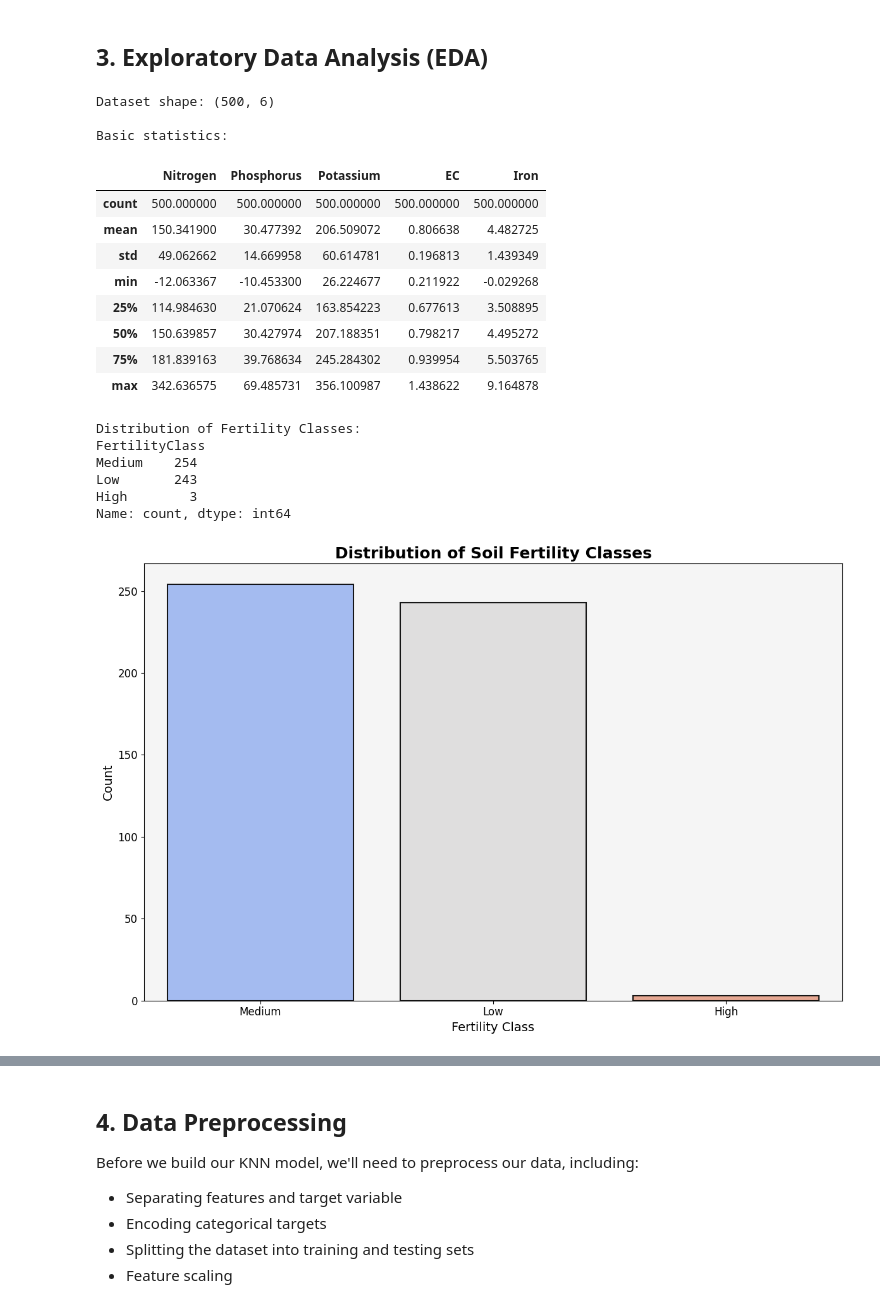
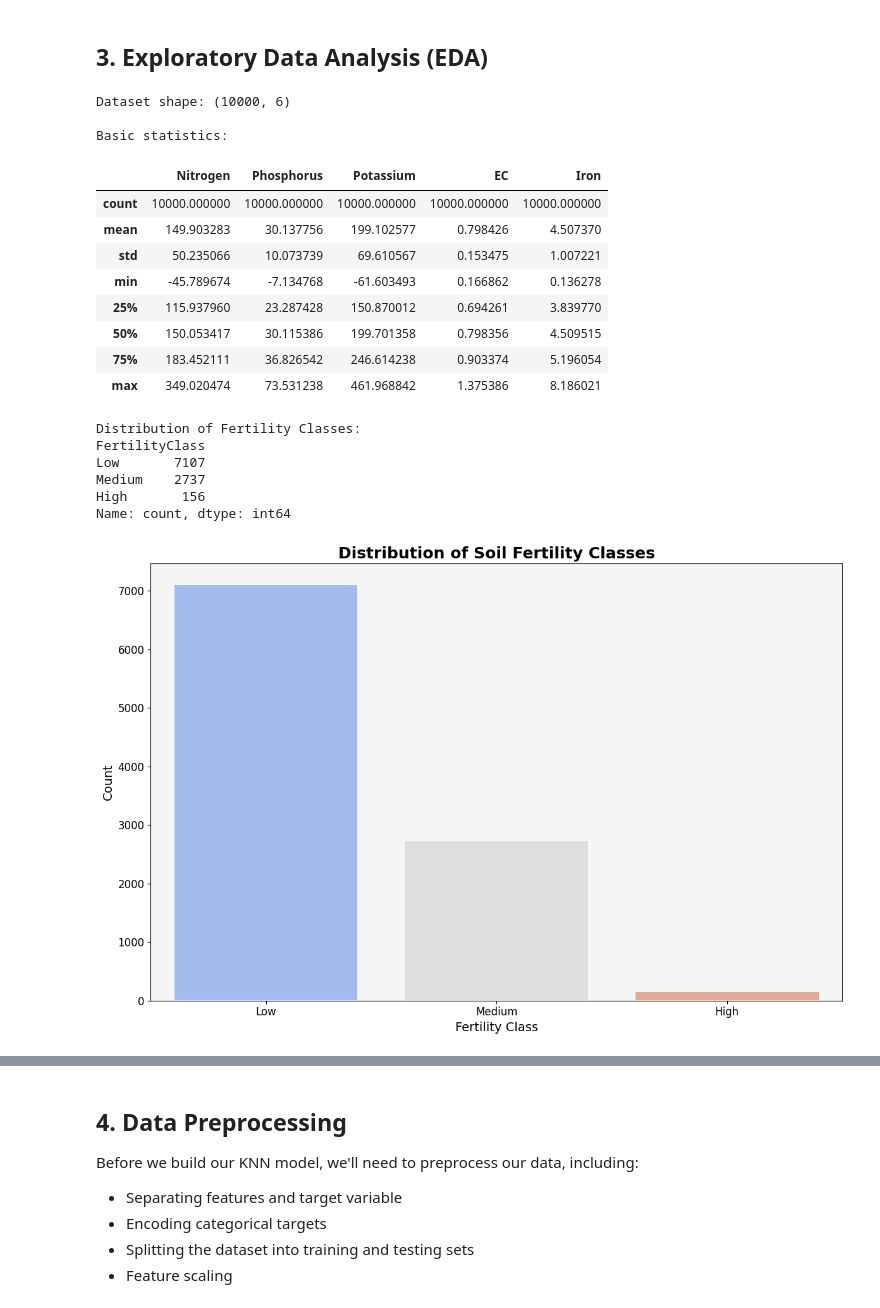
Before and after one commit to SoumyadipYT-OSS/SDP_Agri_Swastha, a Jupyter notebook: Soil_Fertility_KNN.ipynb, the cells around one changed output, grey strips where cells are left out. Cells and saved outputs as stored; diff of their text form; code cells hidden in the pictures.

```diff
--- a/Soil_Fertility_KNN.ipynb
+++ b/Soil_Fertility_KNN.ipynb
@@ -18,18 +18,25 @@ np.random.seed(42)
 We'll generate a synthetic dataset for soil fertility classification. In a real-world scenario, you would load your actual data here.
 # %%
 
-def generate_synthetic_data(n_samples=500):
+def generate_synthetic_data(n_samples=10000):
     """
-    Generate synthetic soil data with specific parameters and classifications.
+    Generate high-quality synthetic soil data with balanced and realistic fertility classes.
     """
     np.random.seed(42)  # Ensure reproducibility
 
-    # Generate soil parameters (features)
+    # Generate soil parameters (features) with enhanced distributions
     nitrogen = np.random.normal(loc=150, scale=50, size=n_samples)  # ppm
-    phosphorus = np.random.normal(loc=30, scale=15, size=n_samples)  # ppm
-    potassium = np.random.normal(loc=200, scale=60, size=n_samples)  # ppm
-    ec = np.random.normal(loc=0.8, scale=0.2, size=n_samples)  # Electrical Conductivity in dS/m
-    iron = np.random.normal(loc=4.5, scale=1.5, size=n_samples)  # ppm
+    phosphorus = np.random.normal(loc=30, scale=10, size=n_samples)  # ppm
+    potassium = np.random.normal(loc=200, scale=70, size=n_samples)  # ppm
+    ec = np.random.normal(loc=0.8, scale=0.15, size=n_samples)  # Electrical Conductivity in dS/m
+    iron = np.random.normal(loc=4.5, scale=1.0, size=n_samples)  # ppm
+
+    # Simulate measurement noise for real-world variability
+    nitrogen += np.random.uniform(-5, 5, size=n_samples)
+    phosphorus += np.random.uniform(-2, 2, size=n_samples)
+    potassium += np.random.uniform(-10, 10, size=n_samples)
+    ec += np.random.uniform(-0.05, 0.05, size=n_samples)
+    iron += np.random.uniform(-0.2, 0.2, size=n_samples)
 
     # Create features DataFrame
     data = pd.DataFrame({
@@ -40,22 +47,25 @@ def generate_synthetic_data(n_samples=500):
         'Iron': iron
     })
 
-    # Define fertility class based on synthetic rules
+    # Define fertility class using realistic thresholds
     fertility_class = []
 
     for i in range(n_samples):
         n, p, k, ec_val, fe = nitrogen[i], phosphorus[i], potassium[i], ec[i], iron[i]
 
-        # Define classification thresholds
-        if (n > 180 and p > 40 and k > 240 and fe > 5.0 and 0.6 < ec_val < 1.2):
+        # Refined thresholds for better class distribution
+        if (n > 160 and p > 35 and k > 220 and fe > 4.8 and 0.7 < ec_val < 1.1):
             fertility_class.append('High')
-        elif (n < 100 or p < 15 or k < 150 or fe < 3.0 or ec_val < 0.4 or ec_val > 1.5):
+        elif (np.random.rand() < 0.25 or n < 110 or p < 20 or k < 160 or fe < 3.5 or ec_val < 0.5 or ec_val > 1.3):
             fertility_class.append('Low')
         else:
             fertility_class.append('Medium')
 
     # Add FertilityClass column
     data['FertilityClass'] = fertility_class
+
+    # Shuffle the dataset to ensure randomness
+    data = data.sample(frac=1).reset_index(drop=True)
 
     return data
 
@@ -66,7 +76,7 @@ try:
     print("Data loaded successfully!")
 except FileNotFoundError:
     print("No data file found. Generating synthetic data...")
-    soil_data = generate_synthetic_data(500)
+    soil_data = generate_synthetic_data(10000)  # Larger dataset
     print("Synthetic data generated!")
 
 # Display the first few rows of the dataset
@@ -92,18 +121,18 @@ print("Dataset shape:", soil_data.shape)
 print("\nBasic statistics:")
 soil_data.describe()
 # %% [output]
-Dataset shape: (500, 6)
+Dataset shape: (10000, 6)
 
 Basic statistics:
 |  | Nitrogen | Phosphorus | Potassium | EC | Iron |
-| count | 500.000000 | 500.000000 | 500.000000 | 500.000000 | 500.000000 |
-| mean | 150.341900 | 30.477392 | 206.509072 | 0.806638 | 4.482725 |
-| std | 49.062662 | 14.669958 | 60.614781 | 0.196813 | 1.439349 |
-| min | -12.063367 | -10.453300 | 26.224677 | 0.211922 | -0.029268 |
-| 25% | 114.984630 | 21.070624 | 163.854223 | 0.677613 | 3.508895 |
-| 50% | 150.639857 | 30.427974 | 207.188351 | 0.798217 | 4.495272 |
-| 75% | 181.839163 | 39.768634 | 245.284302 | 0.939954 | 5.503765 |
-| max | 342.636575 | 69.485731 | 356.100987 | 1.438622 | 9.164878 |
+| count | 10000.000000 | 10000.000000 | 10000.000000 | 10000.000000 | 10000.000000 |
+| mean | 149.903283 | 30.137756 | 199.102577 | 0.798426 | 4.507370 |
+| std | 50.235066 | 10.073739 | 69.610567 | 0.153475 | 1.007221 |
+| min | -45.789674 | -7.134768 | -61.603493 | 0.166862 | 0.136278 |
+| 25% | 115.937960 | 23.287428 | 150.870012 | 0.694261 | 3.839770 |
+| 50% | 150.053417 | 30.115386 | 199.701358 | 0.798356 | 4.509515 |
+| 75% | 183.452111 | 36.826542 | 246.614238 | 0.903374 | 5.196054 |
+| max | 349.020474 | 73.531238 | 461.968842 | 1.375386 | 8.186021 |
 # %%
 # Analyze the distribution of Fertility Classes
 class_dist = soil_data['FertilityClass'].value_counts()
@@ -114,38 +143,38 @@ print(class_dist)
 plt.figure(figsize=(12, 8))
 
 sns.countplot(
     x='FertilityClass',
     data=soil_data,
     palette='coolwarm',    # Modern and visually appealing palette
-    edgecolor='black',     # Defines sharp edges for visual clarity
+    edgecolor='azure',     # Defines sharp edges for visual clarity
     hue='FertilityClass',  # Adds color differentiation for classes
     linewidth=1.5,         # Enhances edge visibility
     alpha=0.9              # Adjusts transparency for better aesthetics
 )
 
 # Add a gradient background for visual enhancement
 plt.gca().set_facecolor('#f5f5f5')
 
 # Improve the layout and readability of the plot
 plt.title("Distribution of Soil Fertility Classes", fontsize=18, fontweight='bold')
 plt.ylabel("Count", fontsize=14)
 plt.xlabel("Fertility Class", fontsize=14)
 plt.xticks(fontsize=12)
 plt.yticks(fontsize=12)
 
 # Adjust layout for neat presentation
 plt.tight_layout()
 
 # Display the plot
 plt.show()
 # %% [output]
 Distribution of Fertility Classes:
 FertilityClass
-Medium    254
-Low       243
-High        3
+Low       7107
+Medium    2737
+High       156
 Name: count, dtype: int64
-[figure, old version]
+[figure, new version]
 # %%
 # Updated visualization for Soil Parameters vs Fertility Class
 plt.figure(figsize=(18, 12))  # Adjusted size for better presentation
```
Also changed, not shown: parts of 8 cells of this notebook.
